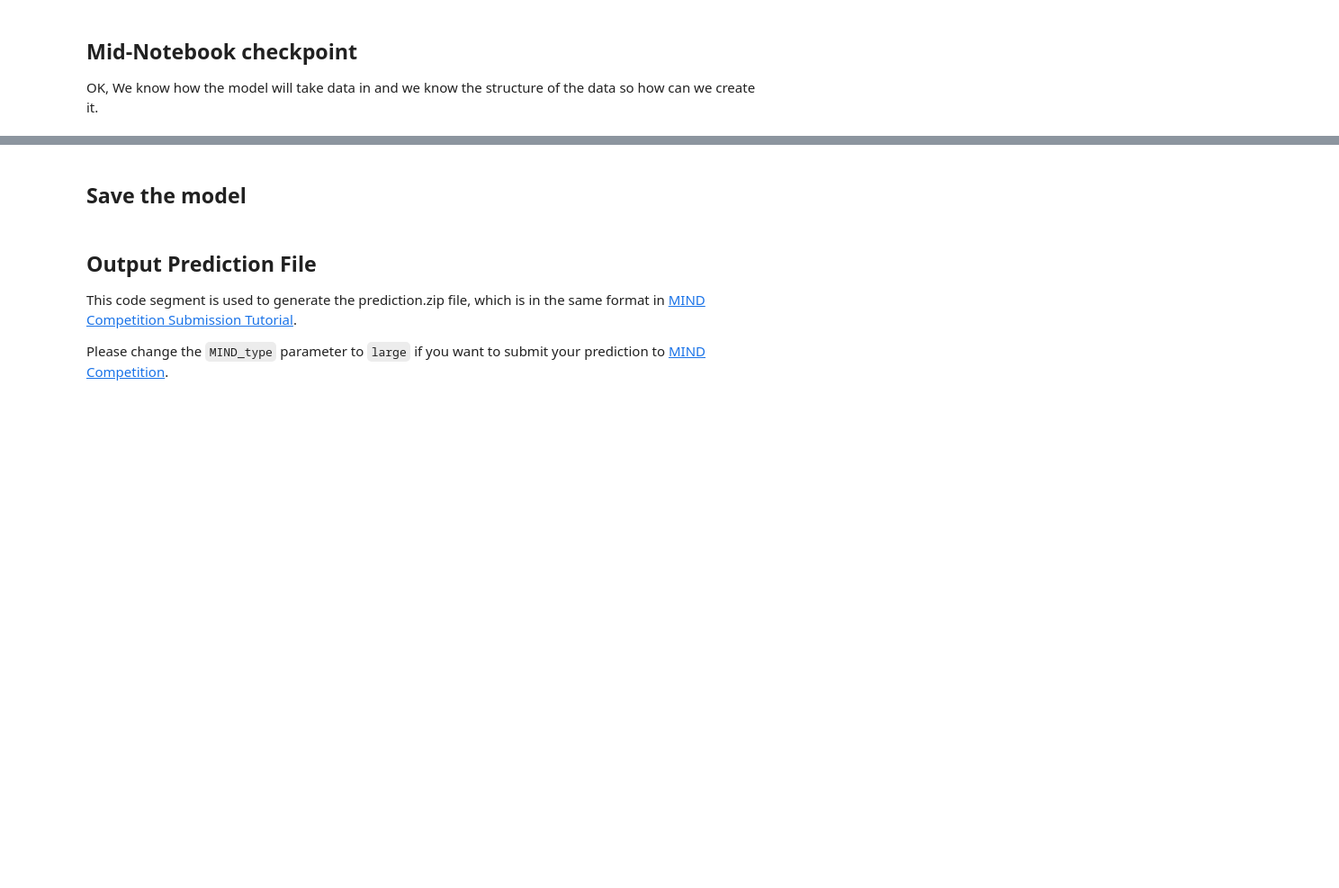
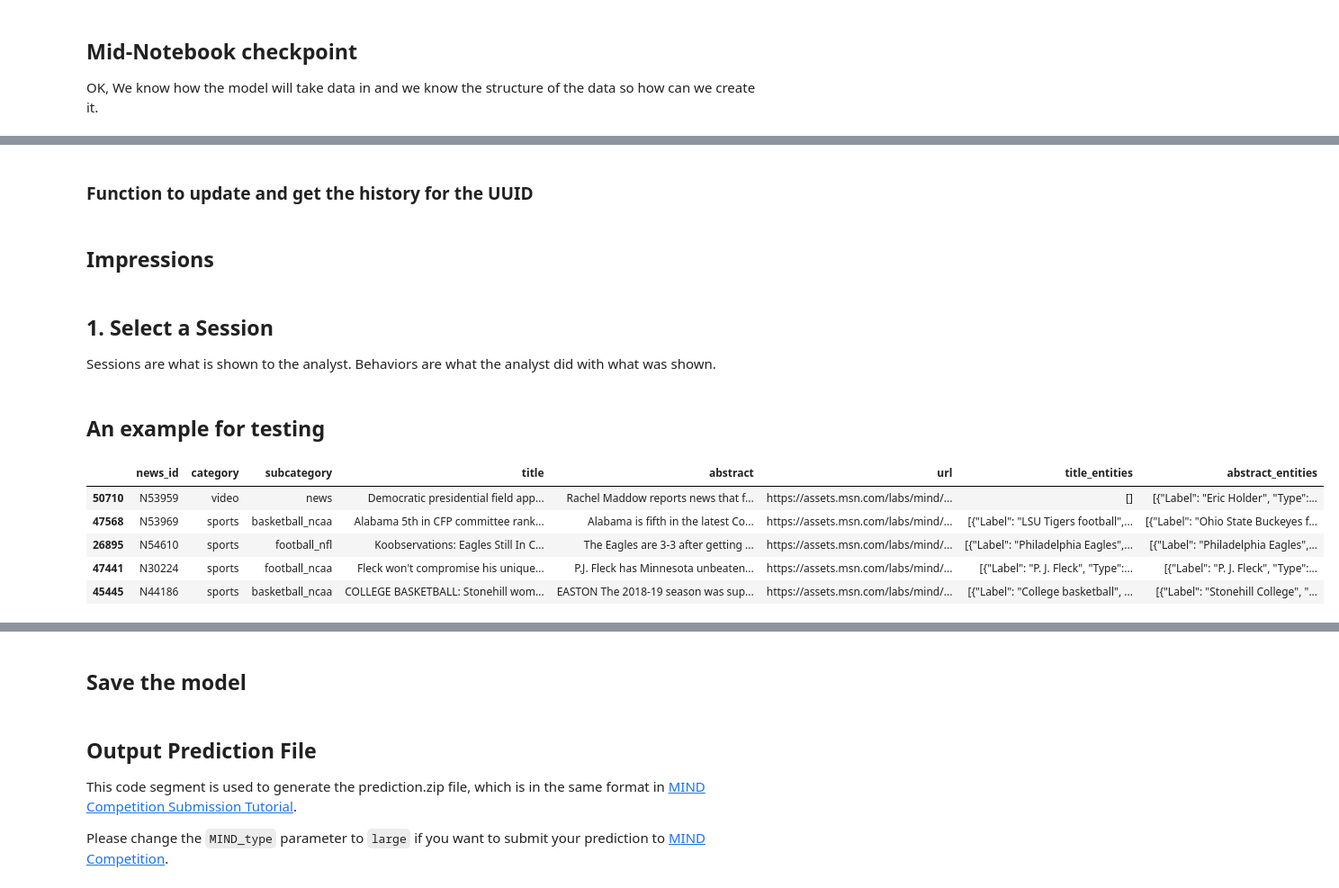
Before and after one commit to acsheller/cicero, a Jupyter notebook: SUBERX/jupyter/Nrms_Suber_small_dataset_to_SUBER1.ipynb, the cells around one changed output, grey strips where cells are left out. Shown: that part at 90% size. Cells and saved outputs as stored; diff of their text form; code cells hidden in the pictures; blank space fills up the shorter version.

```diff
--- a/SUBERX/jupyter/Nrms_Suber_small_dataset_to_SUBER1.ipynb
+++ b/SUBERX/jupyter/Nrms_Suber_small_dataset_to_SUBER1.ipynb
@@ -283,0 +460,2 @@ from pydantic_ai import Agent
+# %% [markdown]
+### Function to update and get the history for the UUID
@@ -283,0 +494,2 @@ from pydantic_ai import Agent
+# %% [markdown]
+## Impressions
@@ -283,0 +543,54 @@ from pydantic_ai import Agent
+# %% [markdown]
+## 1. Select a Session
+
+Sessions are what is shown to the analyst. Behaviors are what the analyst did with what was shown.
+# %%
+def select_articles_for_session(news_df, num_articles=5):
+    """
+    Select a fixed number of articles randomly from the news DataFrame.
+
+    Args:
+        news_df (pd.DataFrame): The DataFrame containing news articles.
+        num_articles (int): The number of articles to select for the session.
+
+    Returns:
+        pd.DataFrame: A DataFrame of selected articles for the session.
+    """
+    return news_df.sample(n=num_articles)
+
+# Example usage: Select 5 articles
+#session_articles = select_articles_for_session(news_df, num_articles=5)
+# %% [markdown]
+## An example for testing
+# %%
+selected_uid = random.choice(history_df["uid"].tolist())
+selected_uid = 'A3020'
+# TODO -- may be want to distribute evenly -- make sure it does.
+analyst = merged_df.loc[merged_df["uid"] == selected_uid].to_dict(orient="records")[0]
+history = get_history(selected_uid)
+behaviors_df = pd.read_csv(train_behaviors_file, sep="\t", header=None)
+behaviors_df.columns = ["impression_id", "user_id", "time", "history", "impressions"]
+max_impression_id = behaviors_df["impression_id"].max()
+impression_id = max_impression_id + 1
+
+train_news_df = pd.read_csv(train_news_file, sep="\t", header=None)
+train_news_df.columns = [
+    "news_id", "category", "subcategory", "title", "abstract", "url", "title_entities", "abstract_entities"
+]
+
+
+session_articles = select_articles_for_session(train_news_df)
+
+impressions = session_articles[["news_id","title"]].to_dict(orient="records")
+
+for impression in impressions:
+    impression['impression_id'] = impression_id
+# %%
+session_articles
+# %% [output]
+|  | news_id | category | subcategory | title | abstract | url | title_entities | abstract_entities |
+| 50710 | N53959 | video | news | Democratic presidential field app... | Rachel Maddow reports news that f... | https://assets.msn.com/labs/mind/... | [] | [{"Label": "Eric Holder", "Type":... |
+| 47568 | N53969 | sports | basketball_ncaa | Alabama 5th in CFP committee rank... | Alabama is fifth in the latest Co... | https://assets.msn.com/labs/mind/... | [{"Label": "LSU Tigers football",... | [{"Label": "Ohio State Buckeyes f... |
+| 26895 | N54610 | sports | football_nfl | Koobservations: Eagles Still In C... | The Eagles are 3-3 after getting ... | https://assets.msn.com/labs/mind/... | [{"Label": "Philadelphia Eagles",... | [{"Label": "Philadelphia Eagles",... |
+| 47441 | N30224 | sports | football_ncaa | Fleck won't compromise his unique... | P.J. Fleck has Minnesota unbeaten... | https://assets.msn.com/labs/mind/... | [{"Label": "P. J. Fleck", "Type":... | [{"Label": "P. J. Fleck", "Type":... |
+| 45445 | N44186 | sports | basketball_ncaa | COLLEGE BASKETBALL: Stonehill wom... | EASTON The 2018-19 season was sup... | https://assets.msn.com/labs/mind/... | [{"Label": "College basketball", ... | [{"Label": "Stonehill College", "... |
```
Also changed, not shown: parts of 31 cells of this notebook, 3 other files.
